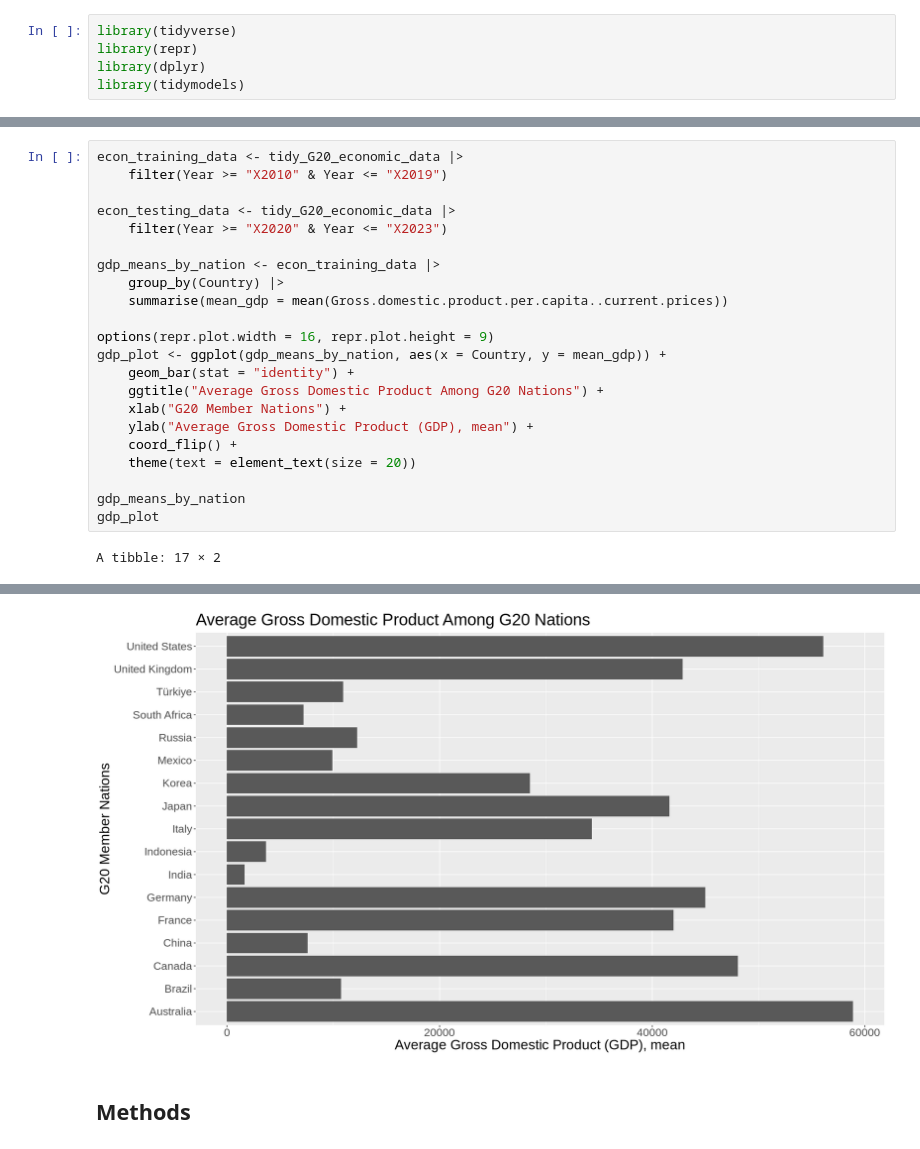
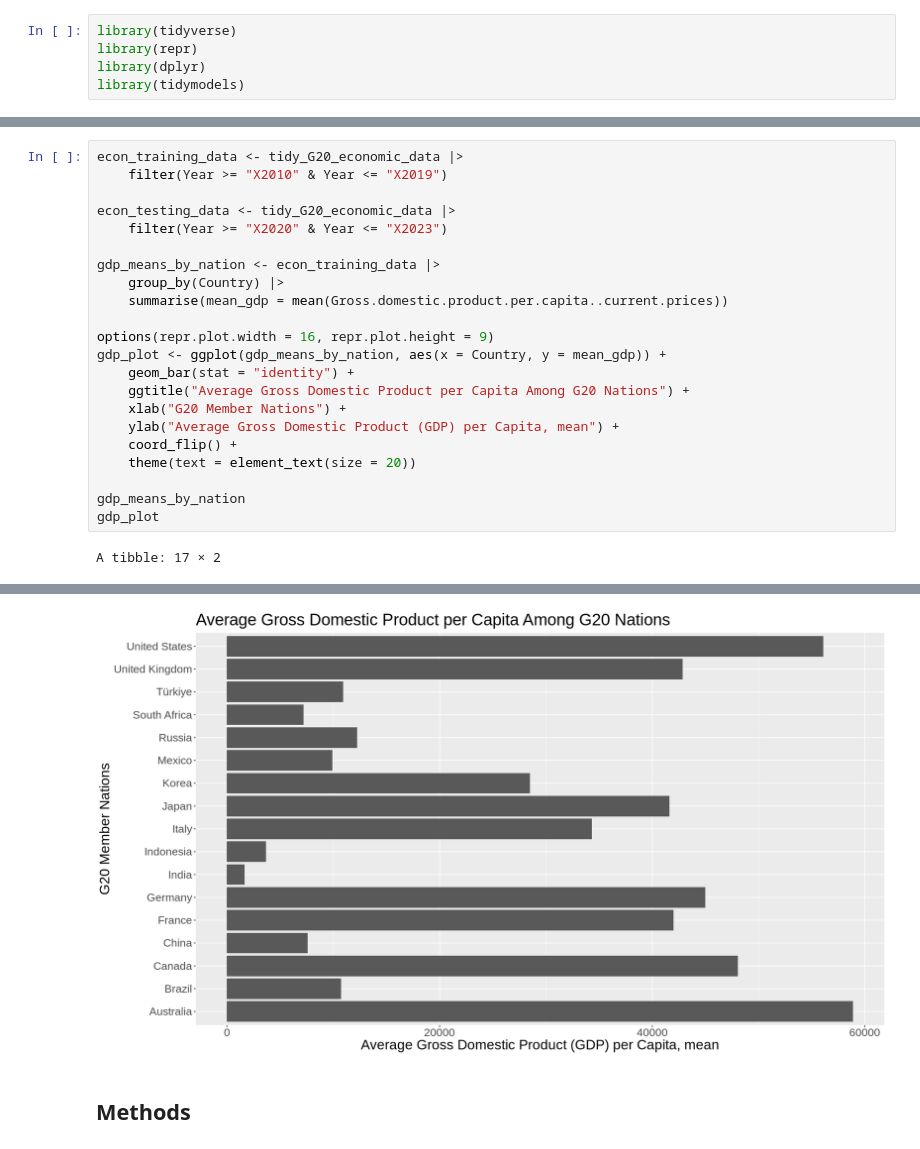
Before and after one commit to mparhar1/DSCI-100-Group-48-Project, a Jupyter notebook: group_48_project_proposal.ipynb, the cells around one changed output, grey strips where cells are left out. Saved outputs shown, nothing was run; the diff lists cells and outputs as text.

Commit message:
Updated plot titles

```diff
--- a/group_48_project_proposal.ipynb
+++ b/group_48_project_proposal.ipynb
@@ -92,36 +92,36 @@ gdp_means_by_nation <- econ_training_data |>
 options(repr.plot.width = 16, repr.plot.height = 9)
 gdp_plot <- ggplot(gdp_means_by_nation, aes(x = Country, y = mean_gdp)) +
     geom_bar(stat = "identity") +
-    ggtitle("Average Gross Domestic Product Among G20 Nations") +
+    ggtitle("Average Gross Domestic Product per Capita Among G20 Nations") +
     xlab("G20 Member Nations") +
-    ylab("Average Gross Domestic Product (GDP), mean") +
+    ylab("Average Gross Domestic Product (GDP) per Capita, mean") +
     coord_flip() +
     theme(text = element_text(size = 20))
 
 gdp_means_by_nation
 gdp_plot
 # %% [output]
 A tibble: 17 × 2
 | Country | mean_gdp |
 | <chr> | <dbl> |
 | Australia | 58874.708 |
 | Brazil | 10727.808 |
 | Canada | 48066.366 |
 | China | 7589.821 |
 | France | 42013.763 |
 | Germany | 44992.377 |
 | India | 1654.561 |
 | Indonesia | 3682.902 |
 | Italy | 34305.552 |
 | Japan | 41624.797 |
 | Korea | 28503.095 |
 | Mexico | 9909.721 |
 | Russia | 12248.421 |
 | South Africa | 7184.719 |
 | Türkiye | 10909.566 |
 | United Kingdom | 42854.555 |
 | United States | 56097.364 |
-[figure, old version]
+[figure, new version]
 # %% [markdown]
 ## Methods
 # %% [markdown]
```
